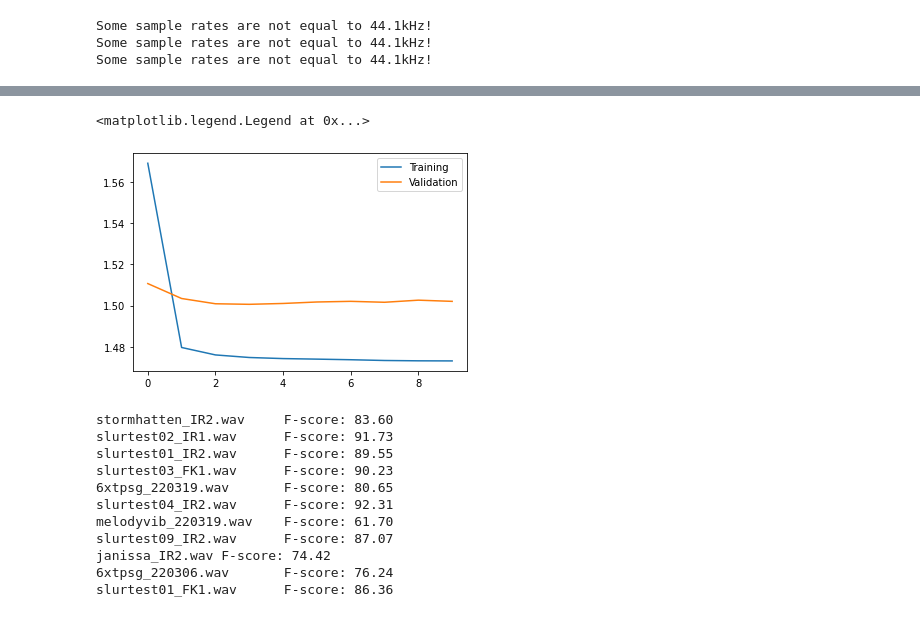
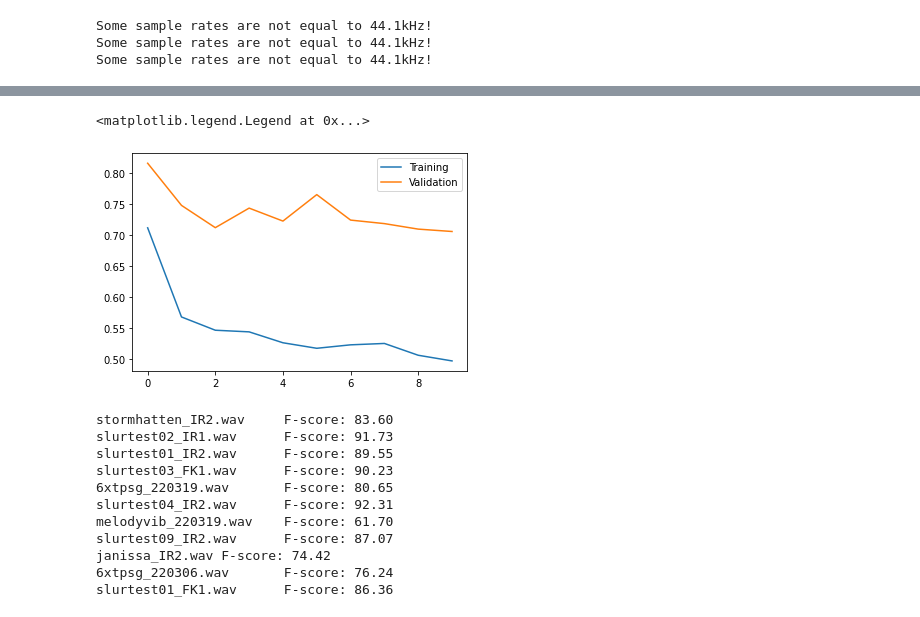
Before and after one commit to SimonFalk/beyondPianoRoll, a Jupyter notebook: flow.ipynb, the cells around one changed output, grey strips where cells are left out. Saved outputs shown, nothing was run; the diff lists cells and outputs as text; code cells hidden in the pictures.

Commit message:
calculate weighted BCE as metric

```diff
--- a/flow.ipynb
+++ b/flow.ipynb
@@ -261,12 +255,29 @@ training_name = "{}-{}-{}eps-lr{:.4f}-{}".format(
     learning_r,
     "standard" if standard else "nostandard"
 )
+# %%
+def wbce(y_true, y_pred):
+    y_pred = tf.keras.backend.clip(y_pred, 1e-7, 1-1e-7)
+    logits = tf.keras.backend.log(y_pred/(1-y_pred))
+    return tf.nn.weighted_cross_entropy_with_logits(
+        y_true, logits, W
+    )
+
+loss_fn = tf.keras.losses.BinaryCrossentropy(from_logits=False)
+optimizer = tf.keras.optimizers.Adam()
+metrics = [
+    wbce
+    #tf.keras.metrics.TruePositives(name='tp', thresholds=0.5),
+    #tf.keras.metrics.TrueNegatives(name='tn', thresholds=0.5),
+    #tf.keras.metrics.FalsePositives(name='fp', thresholds=0.5),
+    #tf.keras.metrics.FalseNegatives(name='fn', thresholds=0.5),
+]
 # %%
-if standard:
-    with open('results/computed/added_means_by_fold.pickle', 'rb') as file_pi:
-        means = pickle.load(file_pi)
-    with open('results/computed/added_std_by_fold.pickle', 'rb') as file_pi:
-        stds = pickle.load(file_pi)
+#if standard:
+#    with open('results/computed/added_means_by_fold.pickle', 'rb') as file_pi:
+#        means = pickle.load(file_pi)
+#    with open('results/computed/added_std_by_fold.pickle', 'rb') as file_pi:
+#        stds = pickle.load(file_pi)
 
 if isinstance(training_mode, int):
     fold = training_mode
@@ -296,8 +307,8 @@ while fold < n_splits:
 
     # Normalize with training set statistics
     if standard:
-        mean = means[fold]
-        std = stds[fold]
+        mean = means_per_fold[fold]
+        std = std_per_fold[fold]
     else:
         mean, std = None, None
 
@@ -355,7 +366,7 @@ while fold < n_splits:
         # Validation data
         validation_data = validation_data,
         validation_steps  = val_steps_per_epoch,
-        class_weight = cw_dict,
+        class_weight = {0:1, 1:W},
         callbacks=cp_callback,
         verbose=1
     )
@@ -393,10 +412,10 @@ Epoch 10/10
 # %%
-plt.plot(history.history['loss'])
-plt.plot(history.history['val_loss'])
+plt.plot(history.history['wbce'])
+plt.plot(history.history['val_wbce'])
 plt.legend(["Training", "Validation"])
 # %% [output]
 <matplotlib.legend.Legend at 0x...>
-[figure, old version]
+[figure, new version]
 # %%
 from modules.analysis_funcs import get_segmented_data, get_test_peaks
 import mir_eval
```
Also changed, not shown: parts of 5 cells of this notebook.
